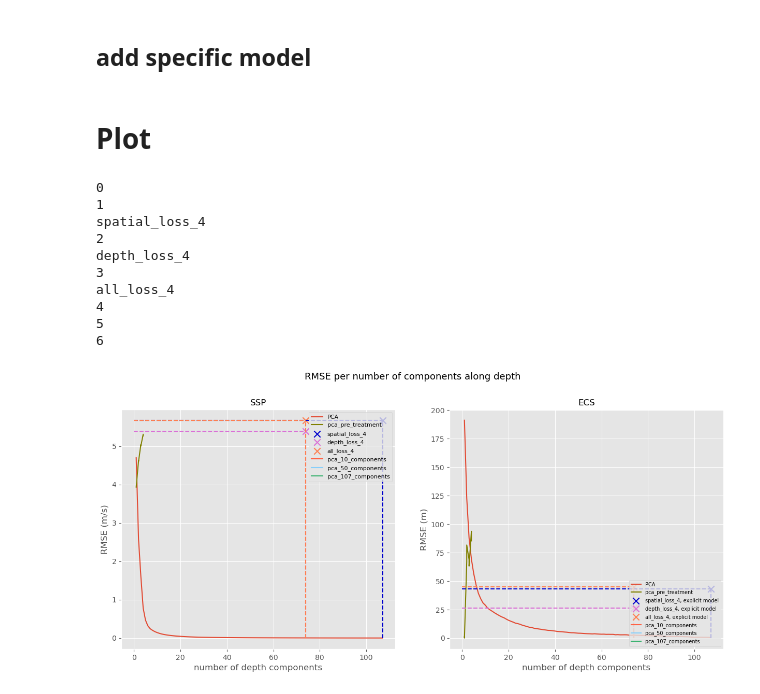
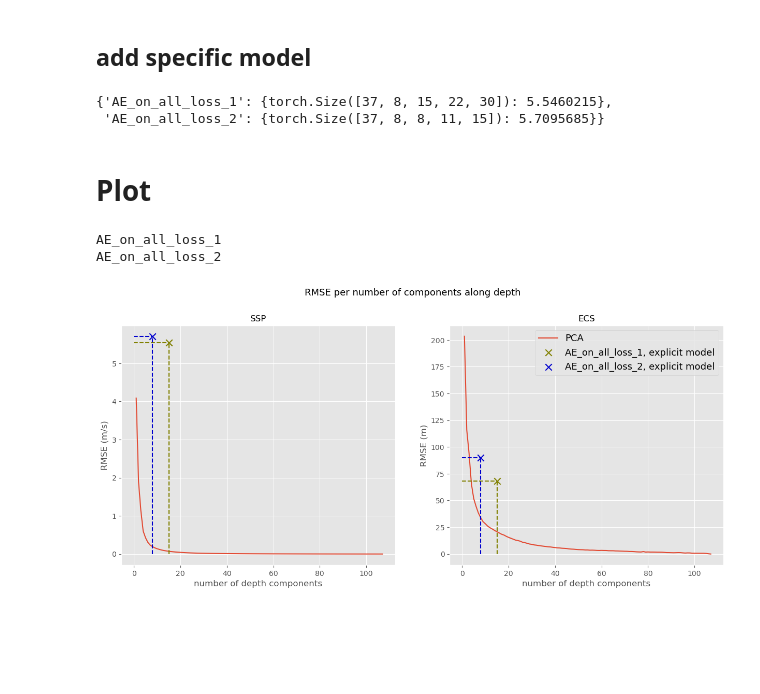
Before and after one commit to CIA-Oceanix/FASCINATION, a Jupyter notebook: notebooks/metrics_AE_3D.ipynb, the cells around one changed output. Drawn from its saved outputs; the diff is of its cells as text; code cells hidden in the pictures; blank space fills up the shorter version.

```diff
--- a/notebooks/metrics_AE_3D.ipynb
+++ b/notebooks/metrics_AE_3D.ipynb
@@ -225,7 +225,7 @@ def load_model(model_ckpt_path: str,
 
     # checkpoint = torch.load(model_ckpt_path, weights_only=True)
     # lit_mod.load_state_dict(checkpoint["state_dict"])
-    lit_mod.load_state_dict(torch.load(model_ckpt_path)["state_dict"])
+    lit_mod.load_state_dict(torch.load(model_ckpt_path, map_location=device)["state_dict"])
 
     lit_mod.verbose = verbose
 
@@ -290,0 +291,5 @@ ckpt_dict = {"spatial_loss_4":"outputs/AE/AE_CNN_3D/visualisation/pred_10_grad_1
+# %%
+for model_carac in ckpt_dict.keys():
+
+    ckpt_list =  list(Path(ckpt_dict[model_carac]).rglob('*.ckpt'))
+    print(f"Model {model_carac} with {len(ckpt_list)} checkpoints")
@@ -340,13 +348,15 @@ for model_carac in ckpt_dict.keys():
             cfg = get_cfg_from_ckpt_path(ckpt_path, pprint = False)
 
         except:
-            print(f"Can't load model")
+            print(f"Can't load config")
             continue
 
 
         if cfg.datamodule in list(dm_dict.keys()):
             dm = dm_dict[cfg.datamodule]
-            test_ssp_arr, test_ssp_tens, _ = loading_datamodule_phase(dm, phase = "test")
+            test_ssp_arr, _ = loading_datamodule_phase(dm, phase = "test")
+            test_ssp_tens = torch.tensor(test_ssp_arr, dtype=getattr(torch,cfg.dtype), device=device)
+
 
         else:
             if verbose:
@@ -354,7 +364,8 @@ for model_carac in ckpt_dict.keys():
 
 
             dm = hydra.utils.call(cfg.datamodule)  ##TODO this two lines take too long
-            test_ssp_arr, test_ssp_tens, dm = loading_datamodule_phase(dm, phase = "test")
+            test_ssp_arr, dm = loading_datamodule_phase(dm, phase = "test")
+            test_ssp_tens = torch.tensor(test_ssp_arr, dtype=getattr(torch,cfg.dtype), device=device)
             dm_dict[cfg.datamodule] = dm
 
             # if not norm:
@@ -380,6 +391,7 @@ for model_carac in ckpt_dict.keys():
         try:
             lit_model = load_model(ckpt_path, dm, device, verbose = True)
         except:
+            print(f"Can't load model")
             continue
 
         ssp_ae_test_arr = lit_model(test_ssp_tens).detach().cpu().numpy()
@@ -650,0 +532,5 @@ cr:  0.18074324324324326
+# %%
+ae_rmse_dict["SSP"]
+# %% [output]
+{'AE_on_all_loss_1': {torch.Size([37, 8, 15, 22, 30]): 5.5460215},
+ 'AE_on_all_loss_2': {torch.Size([37, 8, 8, 11, 15]): 5.7095685}}
@@ -674,7 +572,7 @@ components_sorted_ae_rmse_dict = {"SSP":{},
 for model in ae_rmse_dict["SSP"].keys():
 
     sorted_keys = sorted(ae_rmse_dict["SSP"][model].keys(), key=lambda x: x[2])
-    sorted_components = [key[2] for key in sorted_keys]
+    sorted_components = [key[2] if len(key)==5 else key[1] for key in sorted_keys]
     components_sorted_ae_rmse_dict["SSP"][model] = (sorted_components, [ae_rmse_dict["SSP"][model][key] for key in sorted_keys])
     components_sorted_ae_rmse_dict["ECS"][model] = (sorted_components, [ae_rmse_dict["ECS"][model][key] for key in sorted_keys])
 
@@ -684,7 +582,7 @@ for model in ae_rmse_dict["SSP"].keys():
         components_sorted_ae_rmse_dict["Filtered SSP"][model] = (sorted_components, [ae_rmse_dict["Filtered SSP"][model][key] for key in sorted_keys])
         components_sorted_ae_rmse_dict["Filtered ECS"][model] = (sorted_components, [ae_rmse_dict["Filtered ECS"][model][key] for key in sorted_keys])
 # %%
-pickle
+
 colors = ['olive', 'mediumblue', 'orchid', 'coral',
           'tomato','lightskyblue', 'mediumseagreen',
           'orange','yellowgreen', 'deepskyblue', 'navy',
@@ -693,15 +591,21 @@ colors = ['olive', 'mediumblue', 'orchid', 'coral',
 
 fig,axs = plt.subplots(1,2,figsize=(15,6))
 
-if not norm:
-    axs[0].plot(pca_ssp_rmse_dict.keys(),pca_ssp_rmse_dict.values(), label = "PCA")
-    axs[1].plot(pca_ecs_rmse_dict.keys(),pca_ecs_rmse_dict.values(), label = "PCA")
+
+
+for n in range(pca_n_layers):
+
+    if pca_n_layers == 1:
+        label = "PCA"
+    else:
+        label = f"PCA with {n} layers of pooling/upsampling"
+
+    axs[0].plot(pca_rmse_dict["SSP"][f"Pool_upsample_{n}_layers"].keys(),pca_rmse_dict["SSP"][f"Pool_upsample_{n}_layers"].values(), label = label)
+    axs[1].plot(pca_rmse_dict["ECS"][f"Pool_upsample_{n}_layers"].keys(),pca_rmse_dict["ECS"][f"Pool_upsample_{n}_layers"].values(), label = label)
 
 i = 0
 
 for model in components_sorted_ae_rmse_dict["SSP"].keys():
-
-    print(i)
 
 
     if len(components_sorted_ae_rmse_dict["SSP"][model][0]) == 1:
@@ -760,49 +664,50 @@ else:
     axs[0].set_ylabel("RMSE (m/s)")
 
 axs[0].set_title("SSP", fontsize = 12)
-axs[0].legend(loc = "upper right", prop={'size': 8})
+#axs[0].legend(loc = "upper right", prop={'size': 8})
 
 if norm:
     axs[1].set_ylabel("RMSE")
-    axs[1].set_title("First max",fontsize = 12)
+    axs[1].set_title("ECS",fontsize = 12)
 else:
     axs[1].set_ylabel("RMSE (m)")
     axs[1].set_title("ECS",fontsize = 12)
 
 
-axs[1].legend(loc = "lower right", prop={'size': 7})
+# Adjust the legend size based on the number of labels
+handles, labels = axs[1].get_legend_handles_labels()
+if len(labels) > 10:
+    legend_fontsize = 8
+elif len(labels) > 5:
+    legend_fontsize = 10
+else:
+    legend_fontsize = 13
+
+axs[1].legend(prop={'size': legend_fontsize})
 
 for ax in axs:
     ax.set_xlabel("number of depth components")
 
 
 
 
 fig_title = f"RMSE per number of components along depth"
 fig.suptitle(fig_title, fontsize = 13, y = 1.0)
 
 if save_fig:
 
     save_name = fig_title.replace(" ", "_").replace(",","").replace("\n","_").replace(":","")
 
     save_name = save_name + f"_normalized_{norm}"
 
     if filtering:
         save_name = save_name + f"_median_filter_kernel_{best_median_kernel}"
 
     if ecs_max:
         save_name = save_name + f"_ecs_max"
 
     plt.savefig(f"imgs/{save_name}.png", dpi=300, bbox_inches='tight')
 # %% [output]
-0
-1
-spatial_loss_4
-2
-depth_loss_4
-3
-all_loss_4
-4
-5
-6
+AE_on_all_loss_1
+AE_on_all_loss_2
-[figure, old version]
+[figure, new version]
```
Also changed, not shown: parts of 13 cells of this notebook, 14 other files.
